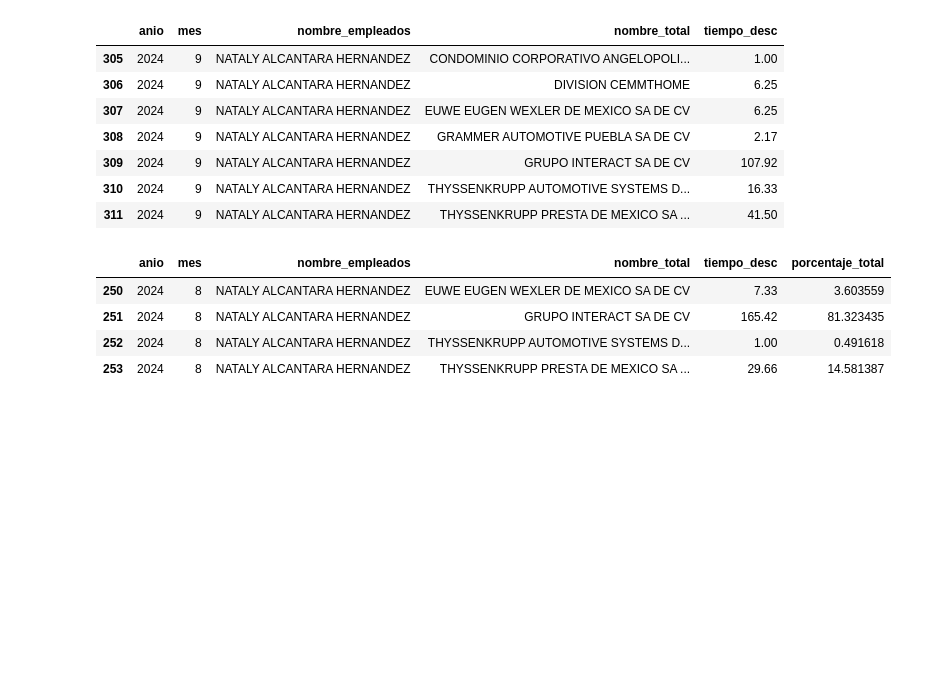
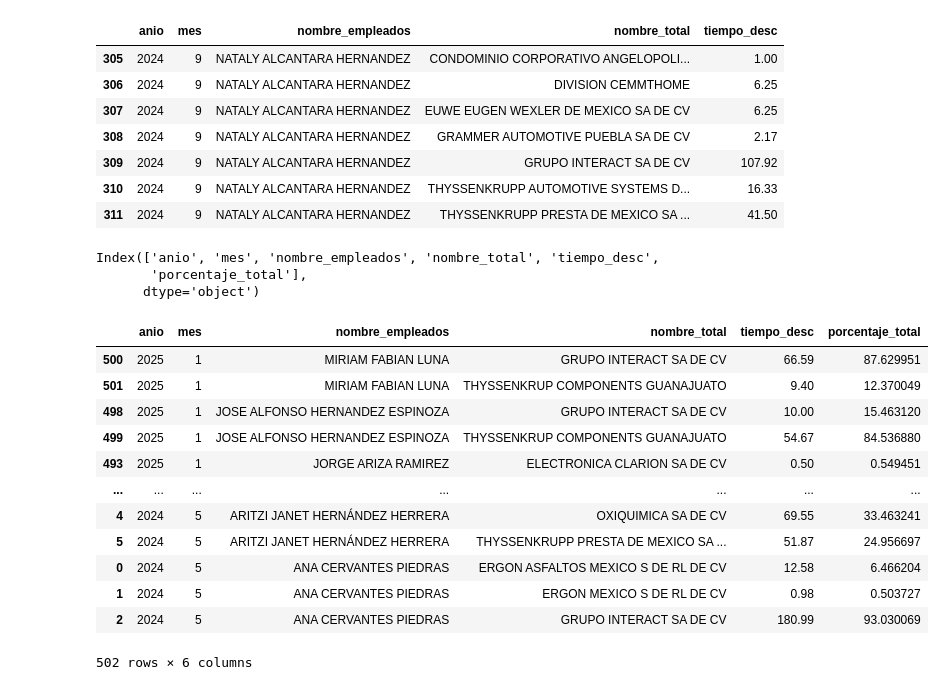
Before and after one commit to devAriza/data_gin_streamlit, a Jupyter notebook: data_analysis.ipynb, the cells around one changed output. Drawn from its saved outputs; the diff is of its cells as text; code cells hidden in the pictures; blank space fills up the shorter version.

```diff
--- a/data_analysis.ipynb
+++ b/data_analysis.ipynb
@@ -161,9 +145,25 @@ resumen.query("anio == 2024 and mes == 9 and nombre_empleados == 'NATALY ALCANTA
 # %%
 resumen["porcentaje_total"] = resumen.groupby(["anio", "mes", "nombre_empleados"])["tiempo_desc"].transform(lambda x: (x / x.sum())*100)
 resumen.query("anio == 2024 and mes == 8 and nombre_empleados == 'NATALY ALCANTARA HERNANDEZ'")
+resumen.columns
 # %% [output]
-|  | anio | mes | nombre_empleados | nombre_total | tiempo_desc | porcentaje_total |
-| 250 | 2024 | 8 | NATALY ALCANTARA HERNANDEZ | EUWE EUGEN WEXLER DE MEXICO SA DE CV | 7.33 | 3.603559 |
-| 251 | 2024 | 8 | NATALY ALCANTARA HERNANDEZ | GRUPO INTERACT SA DE CV | 165.42 | 81.323435 |
-| 252 | 2024 | 8 | NATALY ALCANTARA HERNANDEZ | THYSSENKRUPP AUTOMOTIVE SYSTEMS D... | 1.00 | 0.491618 |
-| 253 | 2024 | 8 | NATALY ALCANTARA HERNANDEZ | THYSSENKRUPP PRESTA DE MEXICO SA ... | 29.66 | 14.581387 |
+Index(['anio', 'mes', 'nombre_empleados', 'nombre_total', 'tiempo_desc',
+       'porcentaje_total'],
+      dtype='object')
+# %%
+resumen = resumen.sort_values(['anio', 'mes', 'nombre_empleados'], ascending=[False, False, False])
+resumen
+# %% [output]
+|  | anio | mes | nombre_empleados | nombre_total | tiempo_desc | porcentaje_total |
+| 500 | 2025 | 1 | MIRIAM FABIAN LUNA | GRUPO INTERACT SA DE CV | 66.59 | 87.629951 |
+| 501 | 2025 | 1 | MIRIAM FABIAN LUNA | THYSSENKRUP COMPONENTS GUANAJUATO | 9.40 | 12.370049 |
+| 498 | 2025 | 1 | JOSE ALFONSO HERNANDEZ ESPINOZA | GRUPO INTERACT SA DE CV | 10.00 | 15.463120 |
+| 499 | 2025 | 1 | JOSE ALFONSO HERNANDEZ ESPINOZA | THYSSENKRUP COMPONENTS GUANAJUATO | 54.67 | 84.536880 |
+| 493 | 2025 | 1 | JORGE ARIZA RAMIREZ | ELECTRONICA CLARION SA DE CV | 0.50 | 0.549451 |
+| ... | ... | ... | ... | ... | ... | ... |
+| 4 | 2024 | 5 | ARITZI JANET HERNÁNDEZ HERRERA | OXIQUIMICA SA DE CV | 69.55 | 33.463241 |
+| 5 | 2024 | 5 | ARITZI JANET HERNÁNDEZ HERRERA | THYSSENKRUPP PRESTA DE MEXICO SA ... | 51.87 | 24.956697 |
+| 0 | 2024 | 5 | ANA CERVANTES PIEDRAS | ERGON ASFALTOS MEXICO S DE RL DE CV | 12.58 | 6.466204 |
+| 1 | 2024 | 5 | ANA CERVANTES PIEDRAS | ERGON MEXICO S DE RL DE CV | 0.98 | 0.503727 |
+| 2 | 2024 | 5 | ANA CERVANTES PIEDRAS | GRUPO INTERACT SA DE CV | 180.99 | 93.030069 |
+502 rows × 6 columns
```
Also changed, not shown: parts of 5 cells of this notebook, 1 other file.
